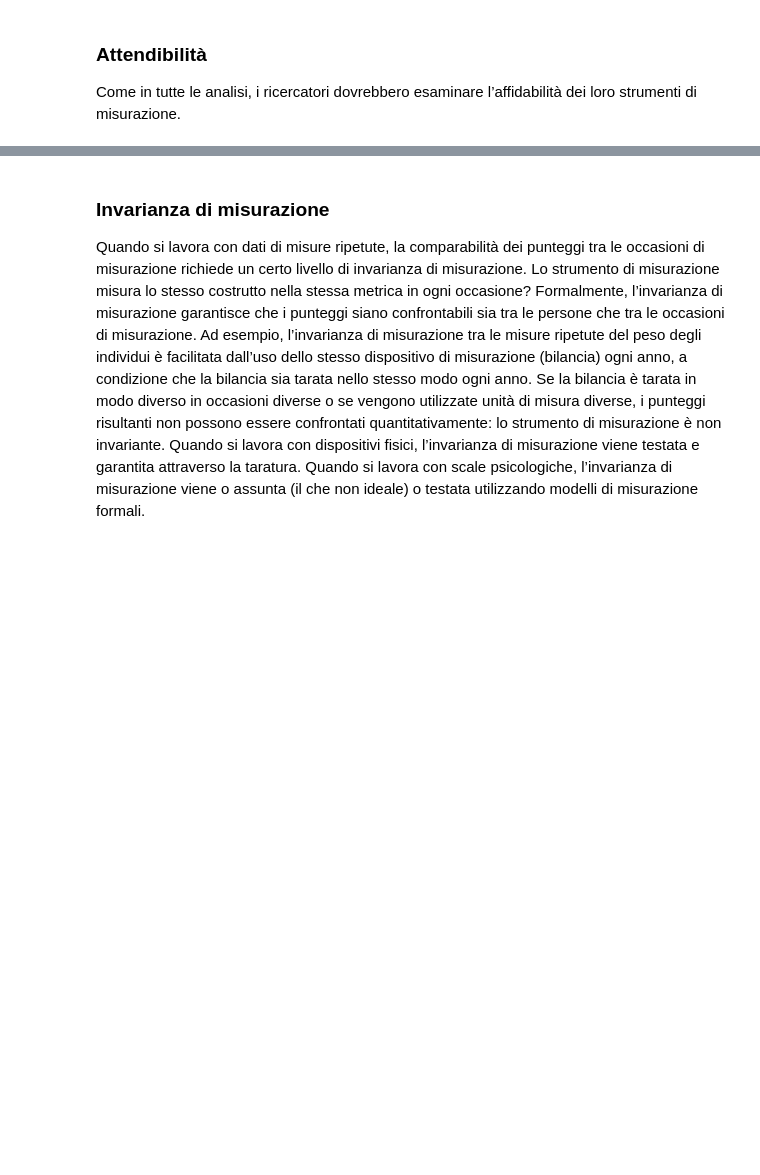
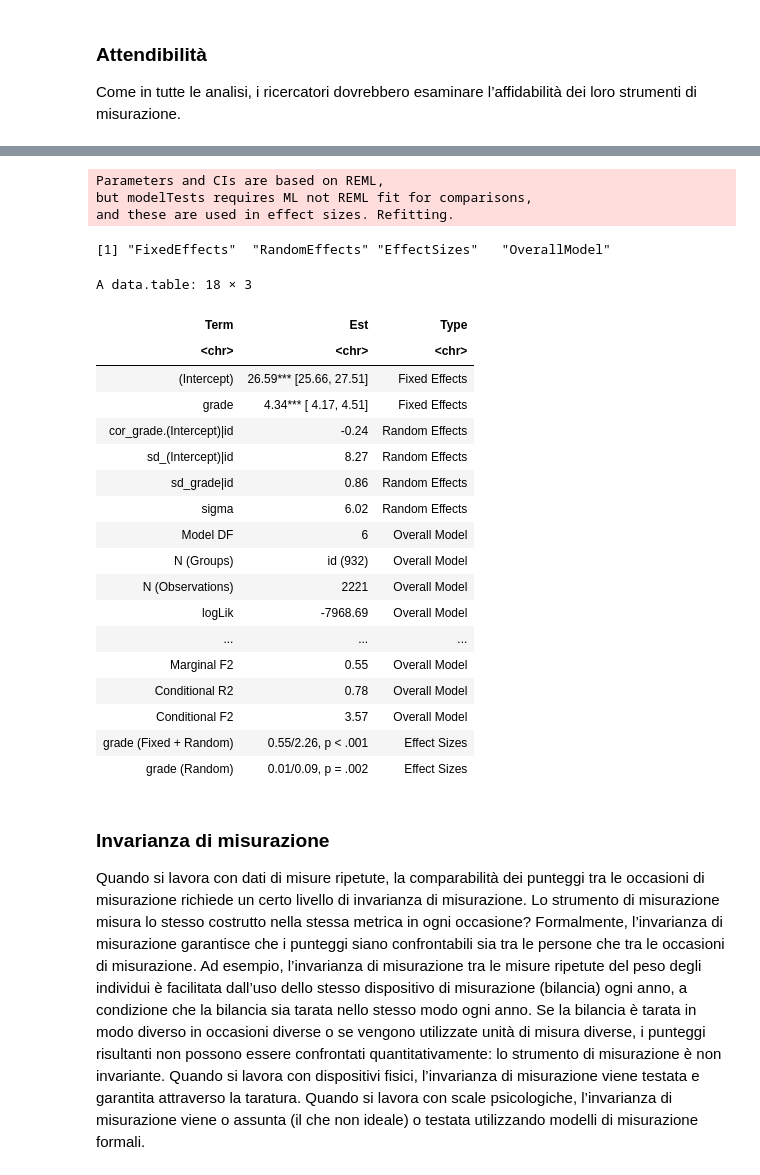
Before and after one commit to ccaudek/cfa_book_2023, a Jupyter notebook: 320_growth_models_intro.ipynb, the cells around one changed output, grey strips where cells are left out. Drawn from its saved outputs; the diff is of its cells as text; code cells hidden in the pictures; blank space fills up the shorter version.

```diff
--- a/320_growth_models_intro.ipynb
+++ b/320_growth_models_intro.ipynb
@@ -156,3 +250,31 @@ Come in tutte le analisi, i ricercatori dovrebbero esaminare l’affidabilità d
+# %%
+mt <- modelTest(m)
+names(mt)
+APAStyler(mt)
+# %% [output]
+Parameters and CIs are based on REML,
+but modelTests requires ML not REML fit for comparisons,
+and these are used in effect sizes. Refitting.
+[1] "FixedEffects"  "RandomEffects" "EffectSizes"   "OverallModel"
+A data.table: 18 × 3
+| Term | Est | Type |
+| <chr> | <chr> | <chr> |
+| (Intercept) | 26.59*** [25.66, 27.51] | Fixed Effects |
+| grade | 4.34*** [ 4.17, 4.51] | Fixed Effects |
+| cor_grade.(Intercept)|id | -0.24 | Random Effects |
+| sd_(Intercept)|id | 8.27 | Random Effects |
+| sd_grade|id | 0.86 | Random Effects |
+| sigma | 6.02 | Random Effects |
+| Model DF | 6 | Overall Model |
+| N (Groups) | id (932) | Overall Model |
+| N (Observations) | 2221 | Overall Model |
+| logLik | -7968.69 | Overall Model |
+| ... | ... | ... |
+| Marginal F2 | 0.55 | Overall Model |
+| Conditional R2 | 0.78 | Overall Model |
+| Conditional F2 | 3.57 | Overall Model |
+| grade (Fixed + Random) | 0.55/2.26, p < .001 | Effect Sizes |
+| grade (Random) | 0.01/0.09, p = .002 | Effect Sizes |
 # %% [markdown]
 ### Invarianza di misurazione
 
```
Also changed, not shown: parts of 14 cells of this notebook, 47 other files.
